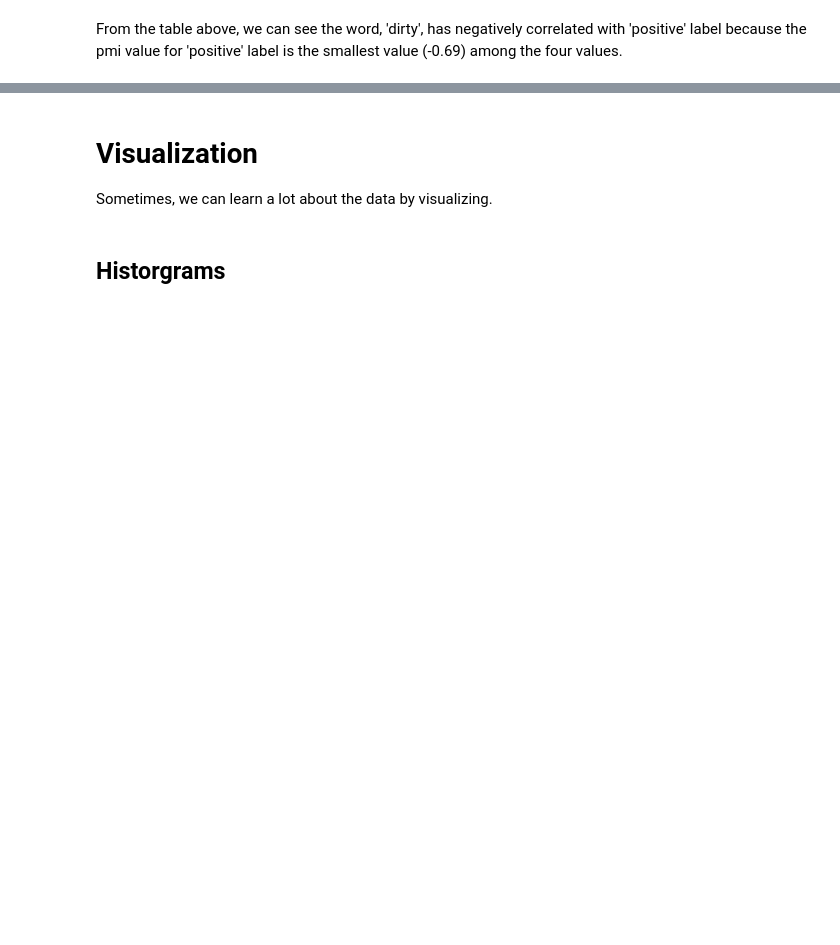
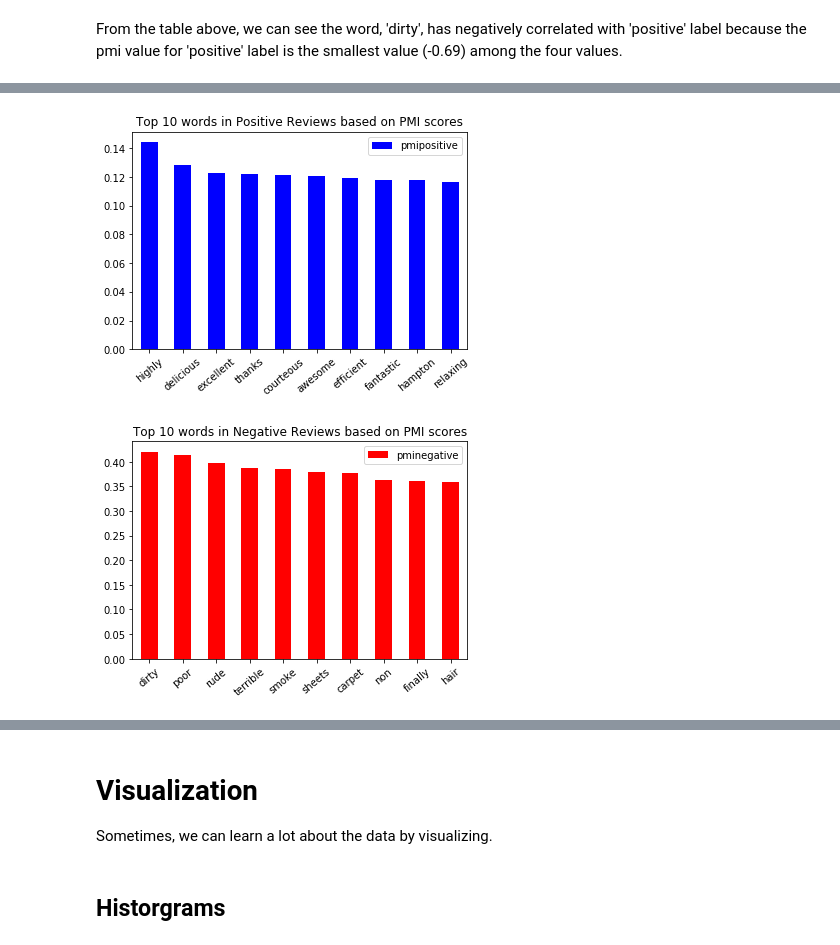
Before and after one commit to joonilahn/Sentiment-Analysis-for-Hotel-Reviews, a Jupyter notebook: Sentiment Analysis - Hotel Reviews.ipynb, the cells around one changed output, grey strips where cells are left out. Cells and saved outputs as stored; diff of their text form; code cells hidden in the pictures; blank space fills up the shorter version.

Commit message:
plots updated

```diff
--- a/Sentiment Analysis - Hotel Reviews.ipynb
+++ b/Sentiment Analysis - Hotel Reviews.ipynb
@@ -132,5 +121,0 @@ stop.add('hampton')
-# %%
-#Count the frequency of words
-counter = Counter()
-for review in hotelDf['review']:
-        counter.update([word.lower() for word in re.findall(r'\w+', review) if word.lower() not in stop and len(word) > 2])
@@ -335,8 +295,8 @@ http://scikit-learn.org/stable/modules/generated/sklearn.metrics.mutual_info_sco
 # %%
 # positive = 1 / negative = 0
 gtScore = []
-for i in range(len(finaldf)):
-    if finaldf['groundTruth'][i] == 'positive':
+for i in range(len(hotelDf)):
+    if hotelDf['groundTruth'][i] == 'positive':
         gtScore.append(1)
     else:
         gtScore.append(0)
@@ -410,2 +371,24 @@ getpmiDf(finaldf, 'dirty')
+# %%
+def getPMI_ngram(df, gt, ngram_range=(1,1), max_features=500):
+    vectorizer = CountVectorizer(ngram_range=ngram_range, stop_words='english', max_features=max_features)
+    countvector = vectorizer.fit_transform(hotelDf['review'])
+    densevector = np.array(countvector.todense())
+
+    px = sum(df['groundTruth'] == gt) / len(df)
+    pmis = []
+
+    for i in range(max_features):
+        py = sum(densevector[:,i] == 1) / len(df)
+        pxy = len(df[(df['groundTruth'] == gt) & (densevector[:,i] == 1)]) / len(df)
+
+        if pxy == 0:
+            pmi = math.log10((pxy + 0.0001) / (px * py))
+        else:
+            pmi = math.log10(pxy / (px * py))
+
+        pmis.append(pmi)
+
+    pmis = pd.DataFrame(data = {'pmi' + gt: pmis}, index = vectorizer.get_feature_names())
+    return pmis.sort_values('pmi' + gt, ascending=False)
 # %% [markdown]
 From the table above, we can see the word, 'dirty', has negatively correlated with 'positive' label because the pmi value for 'positive' label is the smallest value (-0.69) among the four values.
@@ -424,0 +395,5 @@ pmiNegDf.head(10)
+# %%
+pmiPos_unigram = getPMI_ngram(hotelDf, 'positive')
+pmiNeg_unigram = getPMI_ngram(hotelDf, 'negative')
+pmiPos_bigram = getPMI_ngram(hotelDf, 'positive', ngram_range=(2,2))
+pmiNeg_bigram = getPMI_ngram(hotelDf, 'negative', ngram_range=(2,2))
@@ -425,4 +466,9 @@ pmiNegDf.head(10)
 # %%
-pmiPosDf.head(10).plot.bar(x='word', rot=40, color='b', title='Top 10 words in Positive Reviews based on PMI scores')
-pmiNegDf.head(10).plot.bar(x='word', rot=40, color='r', title='Top 10 words in Negative Reviews based on PMI scores')
+pmiPos_unigram.head(10).plot.bar(rot=40, color='b',
+                                 title='Top 10 words in Positive Reviews based on PMI scores')
+pmiNeg_unigram.head(10).plot.bar(rot=40, color='r',
+                                 title='Top 10 words in Negative Reviews based on PMI scores')
 plt.show()
+# %% [output]
+[figure, added]
+[figure, added]
```
Also changed, not shown: parts of 37 cells of this notebook.
